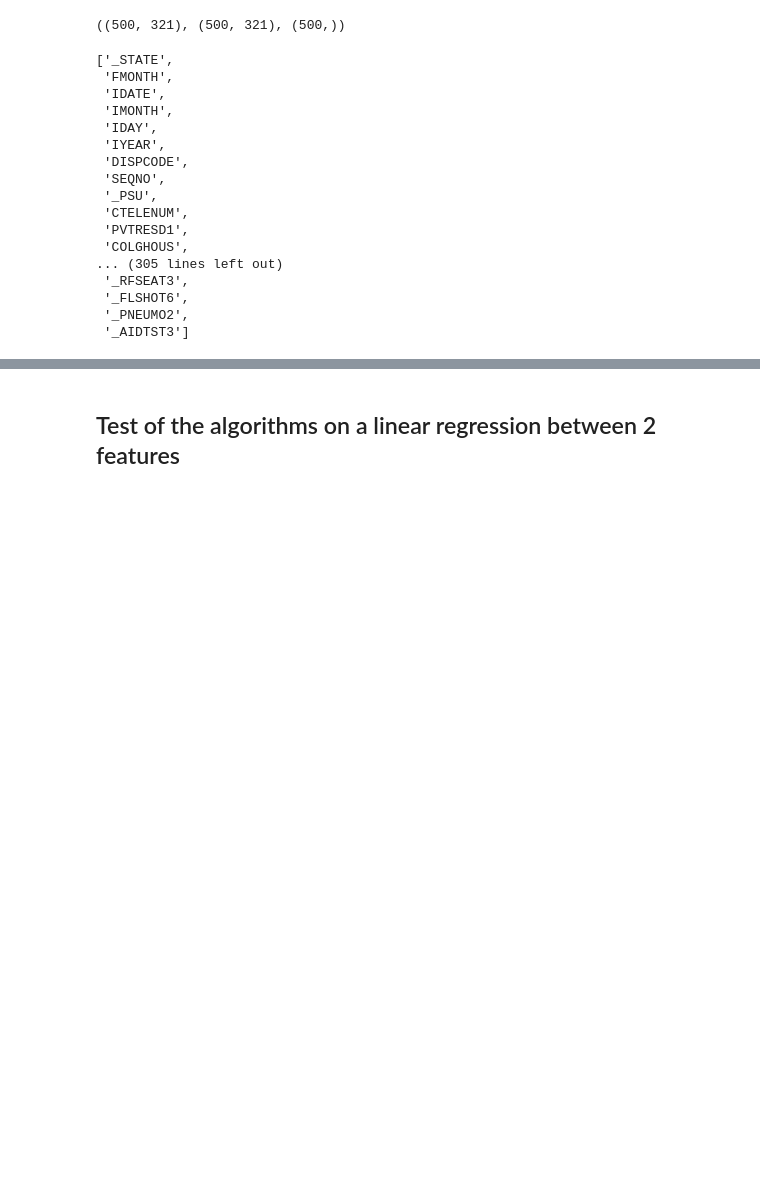
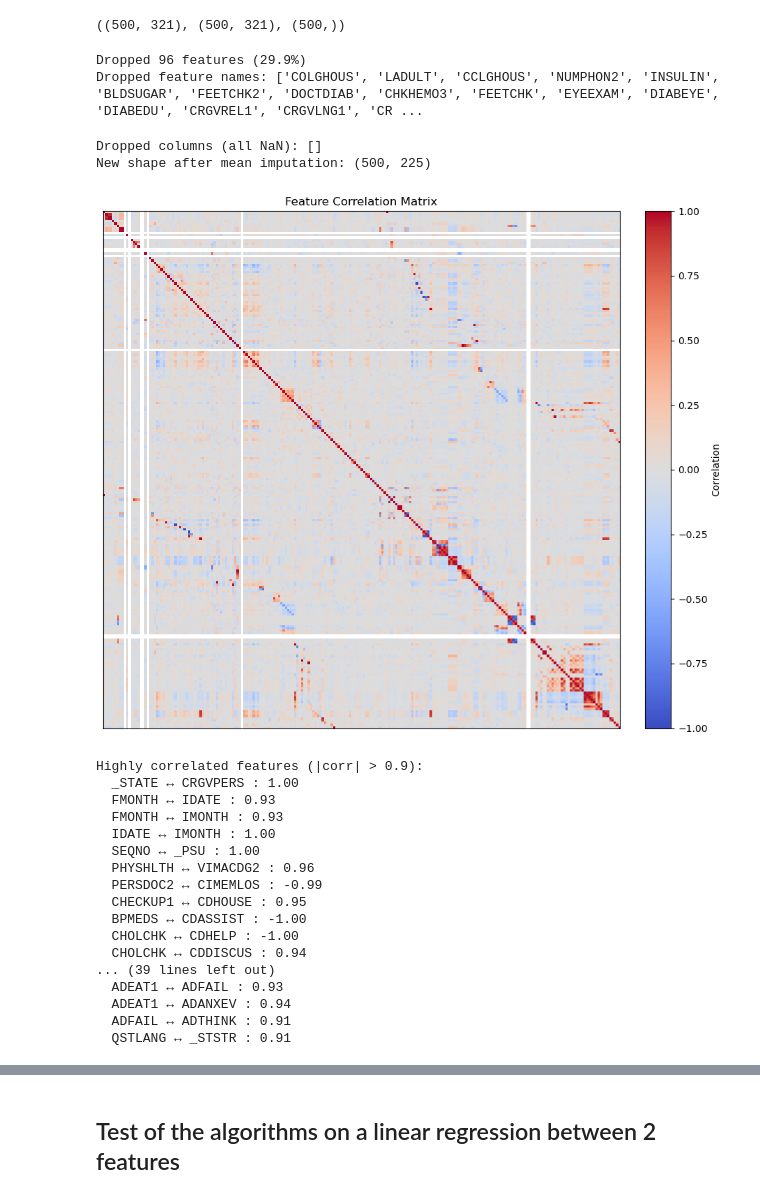
Before and after one commit to nathanmutin/MilaLyon, a Jupyter notebook: run.ipynb, the cells around one changed output, grey strips where cells are left out. Drawn from its saved outputs; the diff is of its cells as text; code cells hidden in the pictures; blank space fills up the shorter version.

```diff
--- a/run.ipynb
+++ b/run.ipynb
@@ -18,0 +12,3 @@ df.shape
+# %%
+x_train_clean = replace_missing(x_train, DEFAULT_MISSING, EXCEPTIONS)
+x_test_clean = replace_missing(x_test, DEFAULT_MISSING, EXCEPTIONS)
@@ -20,23 +22,58 @@ df.shape
 x_train.shape, x_test.shape, y_train.shape
 # %% [output]
 ((500, 321), (500, 321), (500,))
-# %%
-train_columns
-# %% [output]
-['_STATE',
- 'FMONTH',
- 'IDATE',
- 'IMONTH',
- 'IDAY',
- 'IYEAR',
- 'DISPCODE',
- 'SEQNO',
- '_PSU',
- 'CTELENUM',
- 'PVTRESD1',
- 'COLGHOUS',
-... (305 lines left out)
- '_RFSEAT3',
- '_FLSHOT6',
- '_PNEUMO2',
- '_AIDTST3']
+# %%
+x_train_reduced, x_test_reduced, kept_cols = drop_too_many_missing(x_train_clean, x_test_clean, train_columns,threshold=0.9)
+# %% [output]
+Dropped 96 features (29.9%)
+Dropped feature names: ['COLGHOUS', 'LADULT', 'CCLGHOUS', 'NUMPHON2', 'INSULIN', 'BLDSUGAR', 'FEETCHK2', 'DOCTDIAB', 'CHKHEMO3', 'FEETCHK', 'EYEEXAM', 'DIABEYE', 'DIABEDU', 'CRGVREL1', 'CRGVLNG1', 'CR ...
+# %%
+x_train_imputed, x_test_imputed = mean_imputation(x_train_reduced, x_test_reduced, np.array(train_columns)[kept_cols])
+# %% [output]
+Dropped columns (all NaN): []
+New shape after mean imputation: (500, 225)
+# %%
+x_train_norm, x_test_norm = min_max_normalize(x_train_imputed, x_test_imputed)
+# %%
+import numpy as np
+import matplotlib.pyplot as plt
+
+# Compute correlation matrix (rows=features)
+corr = np.corrcoef(x_train_norm, rowvar=False)
+
+# Plot heatmap
+plt.figure(figsize=(10, 8))
+im = plt.imshow(corr, cmap="coolwarm", vmin=-1, vmax=1)
+plt.colorbar(im, fraction=0.046, pad=0.04, label="Correlation")
+plt.xticks([])
+plt.yticks([])
+plt.title("Feature Correlation Matrix")
+plt.tight_layout()
+plt.show()
+
+# Optionally print highly correlated pairs
+threshold = 0.9
+print(f"\nHighly correlated features (|corr| > {threshold}):")
+for i in range(corr.shape[0]):
+    for j in range(i + 1, corr.shape[1]):
+        if abs(corr[i, j]) > threshold:
+            print(f"  {train_columns[i]} ↔ {train_columns[j]} : {corr[i, j]:.2f}")
+# %% [output]
+[figure, added]
+Highly correlated features (|corr| > 0.9):
+  _STATE ↔ CRGVPERS : 1.00
+  FMONTH ↔ IDATE : 0.93
+  FMONTH ↔ IMONTH : 0.93
+  IDATE ↔ IMONTH : 1.00
+  SEQNO ↔ _PSU : 1.00
+  PHYSHLTH ↔ VIMACDG2 : 0.96
+  PERSDOC2 ↔ CIMEMLOS : -0.99
+  CHECKUP1 ↔ CDHOUSE : 0.95
+  BPMEDS ↔ CDASSIST : -1.00
+  CHOLCHK ↔ CDHELP : -1.00
+  CHOLCHK ↔ CDDISCUS : 0.94
+... (39 lines left out)
+  ADEAT1 ↔ ADFAIL : 0.93
+  ADEAT1 ↔ ADANXEV : 0.94
+  ADFAIL ↔ ADTHINK : 0.91
+  QSTLANG ↔ _STSTR : 0.91
```
Also changed, not shown: parts of 17 cells of this notebook, 2 other files.
